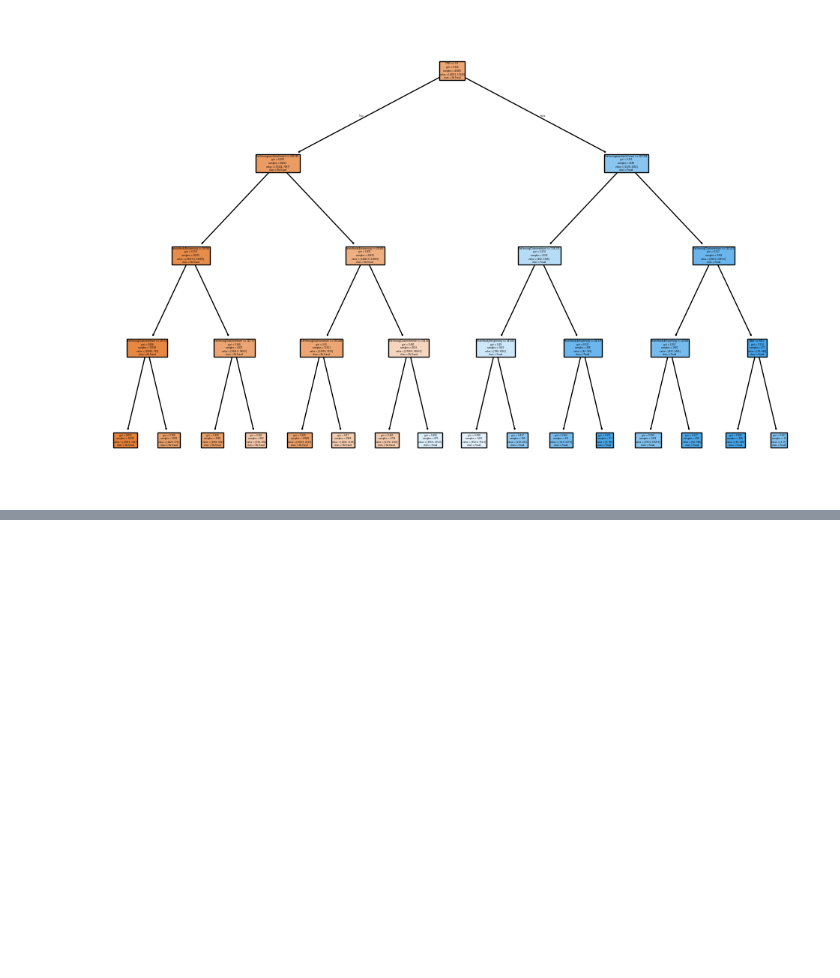
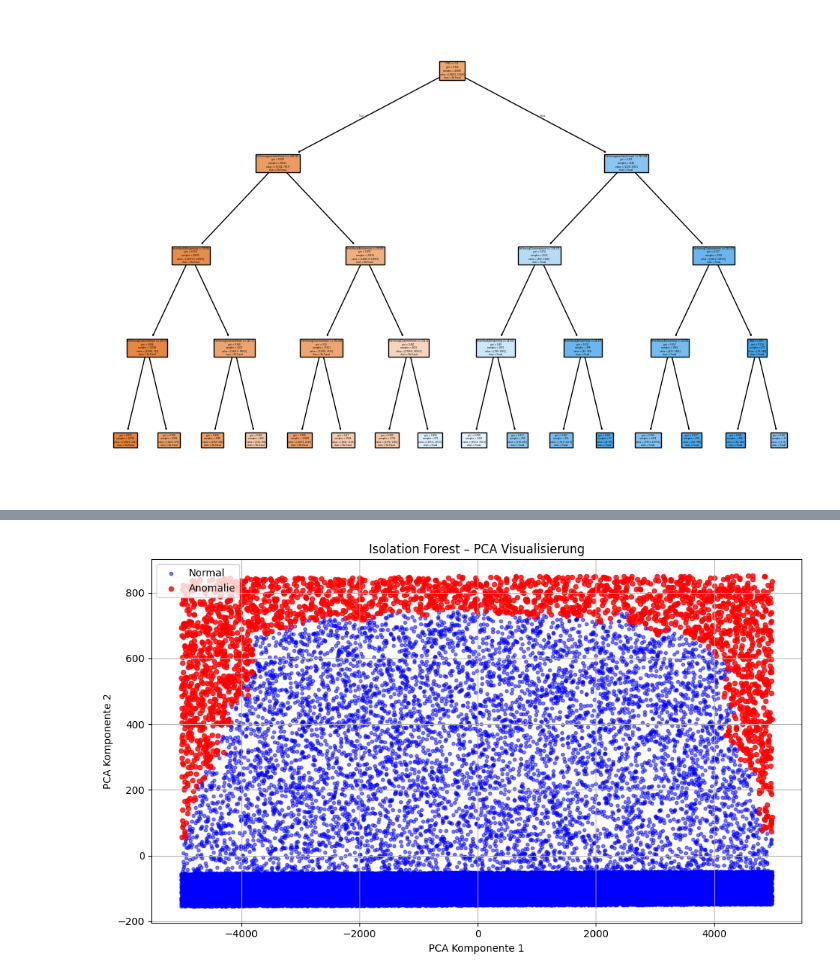
Before and after one commit to JanisEcker/PraxisProjekt_SAP, a Jupyter notebook: ML-Modell.ipynb, the cells around one changed output, grey strips where cells are left out. Saved outputs shown, nothing was run; the diff lists cells and outputs as text; code cells hidden in the pictures; blank space fills up the shorter version.

```diff
--- a/ML-Modell.ipynb
+++ b/ML-Modell.ipynb
@@ -342,0 +381,26 @@ plt.show()
+# %%
+# Nur numerische Spalten verwenden
+X_numeric = df.select_dtypes(include=["float64", "int64"])
+
+# PCA-Reduktion auf 2 Dimensionen
+pca = PCA(n_components=2)
+X_pca = pca.fit_transform(X_numeric)
+
+# Isolation Forest anwenden
+iso_forest = IsolationForest(n_estimators=100, contamination=0.05, random_state=42)
+iso_forest.fit(X_pca)
+labels = iso_forest.predict(X_pca)
+
+# Visualisierung
+plt.figure(figsize=(10, 6))
+plt.scatter(X_pca[labels == 1, 0], X_pca[labels == 1, 1], c='blue', label='Normal', alpha=0.5, s=10)
+plt.scatter(X_pca[labels == -1, 0], X_pca[labels == -1, 1], c='red', label='Anomalie', alpha=0.8, s=20)
+plt.title("Isolation Forest – PCA Visualisierung")
+plt.xlabel("PCA Komponente 1")
+plt.ylabel("PCA Komponente 2")
+plt.legend()
+plt.grid(True)
+plt.tight_layout()
+plt.show()
+# %% [output]
+[figure, added]
```
Also changed, not shown: parts of 7 cells of this notebook, 15 other files.
